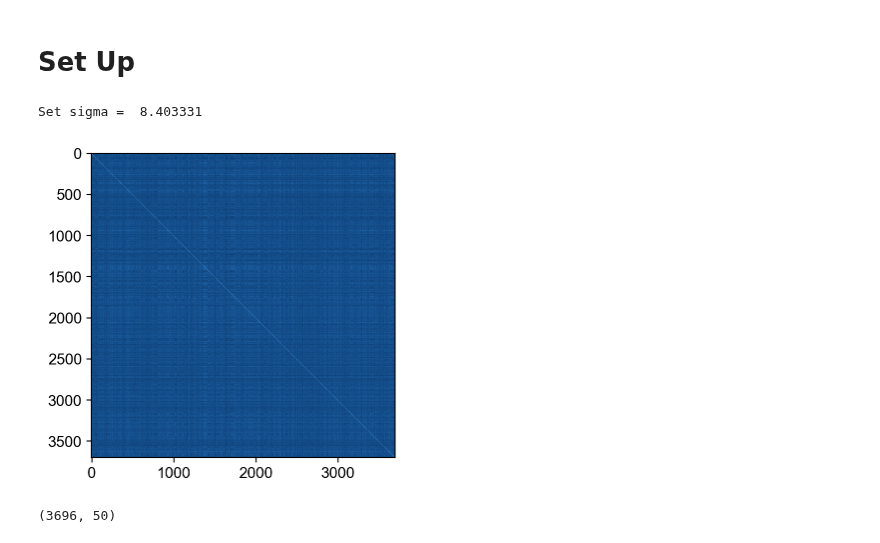
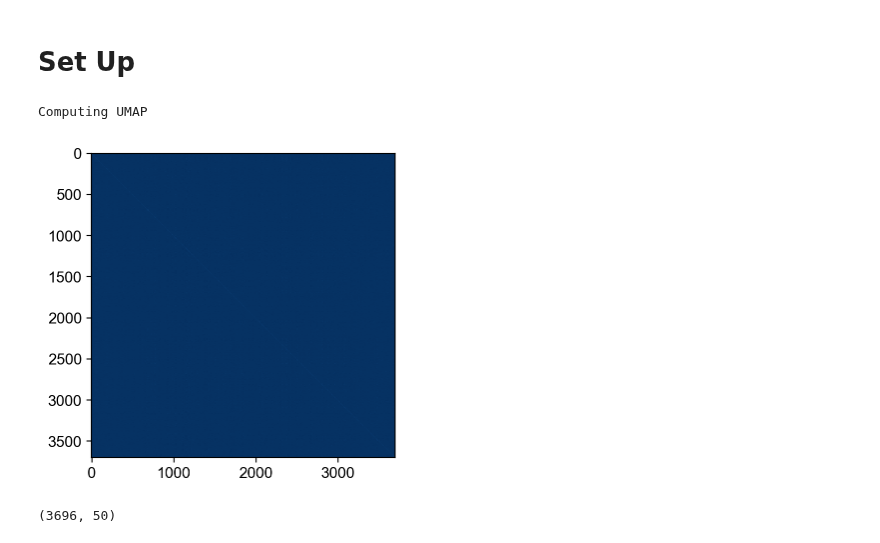
Before and after one commit to professorwug/FRED, a Jupyter notebook: nbs/05 Benchmarks/05c Single Cell Dataset Benchmarker.ipynb, the cells around one changed output. Drawn from its saved outputs; the diff is of its cells as text; code cells hidden in the pictures.

```diff
--- a/nbs/05 Benchmarks/05c Single Cell Dataset Benchmarker.ipynb
+++ b/nbs/05 Benchmarks/05c Single Cell Dataset Benchmarker.ipynb
@@ -45,14 +46,14 @@ from torch.utils.data import DataLoader
 import scvelo as scv
 import os
 from pathlib import Path
-
+dataset_name = "pancreas"
 # choose correct dataset
-Xpath = f"data/{dataset_name}/processed/X.txt"
+Xpath = f"../../data/{dataset_name}/processed/X.txt"
 if os.path.exists(Xpath):
     X = np.loadtxt(Xpath)
-    flow = np.loadtxt(f"data/{dataset_name}/processed/flow.txt")
-    labels = np.loadtxt(f"data/{dataset_name}/processed/labels.txt")
-    latent_time = np.loadtxt(f"data/{dataset_name}/processed/latent_time.txt")
+    flow = np.loadtxt(f"../../data/{dataset_name}/processed/flow.txt")
+    labels = np.loadtxt(f"../../data/{dataset_name}/processed/labels.txt")
+    latent_time = np.loadtxt(f"../../data/{dataset_name}/processed/latent_time.txt")
 else:
     if dataset_name == "bone marrow":
         adata = scv.datasets.bonemarrow()
@@ -69,18 +70,21 @@ else:
     scv.tl.latent_time(adata)
     latent_time = adata.obs['latent_time'].to_numpy()
     # save the processed data to np txt files for ready loading in the future
-    Path(f"data/{dataset_name}/processed").mkdir(parents = True,exist_ok=True)
-    np.savetxt(f"data/{dataset_name}/processed/X.txt",X)
-    np.savetxt(f"data/{dataset_name}/processed/flow.txt",flow)
-    np.savetxt(f"data/{dataset_name}/processed/labels.txt",labels)
-    np.savetxt(f"data/{dataset_name}/processed/latent_time.txt",latent_time)
+    Path(f"../../data/{dataset_name}/processed").mkdir(parents = True,exist_ok=True)
+    np.savetxt(f"../../data/{dataset_name}/processed/X.txt",X)
+    np.savetxt(f"../../data/{dataset_name}/processed/flow.txt",flow)
+    np.savetxt(f"../../data/{dataset_name}/processed/labels.txt",labels)
+    np.savetxt(f"../../data/{dataset_name}/processed/latent_time.txt",latent_time)
-# %%
-# build dataset
-ds = ManifoldWithVectorField(X, flow, labels, sigma=sigma, dmap_coords_to_use=diffusion_map_dimension, nbhd_strategy="flow neighbors", n_neighbors=num_neighbors, flow_strength = flow_strength)
-dataloader = DataLoader(ds, batch_size=None, shuffle=True)
-# %% [output]
-Set sigma =  8.403331
-[figure, removed]
+# %%
+from FRED.data_processing import ManifoldWithVectorFieldV2, FRED_collate
+from torch.utils.data import DataLoader
+from functools import partial
+ds = ManifoldWithVectorFieldV2(X, flow, labels, prior_embedding="UMAP")
+FRED_collate_with_dists = partial(FRED_collate,precomputed_distances = ds.precomputed_distances)
+dataloader = DataLoader(ds, batch_size=256, shuffle=True, collate_fn=FRED_collate_with_dists)
+# %% [output]
+Computing UMAP
+[figure, added]
 # %%
 X.shape
 # %% [output]
```
Also changed, not shown: parts of 5 cells of this notebook, 11 other files.
